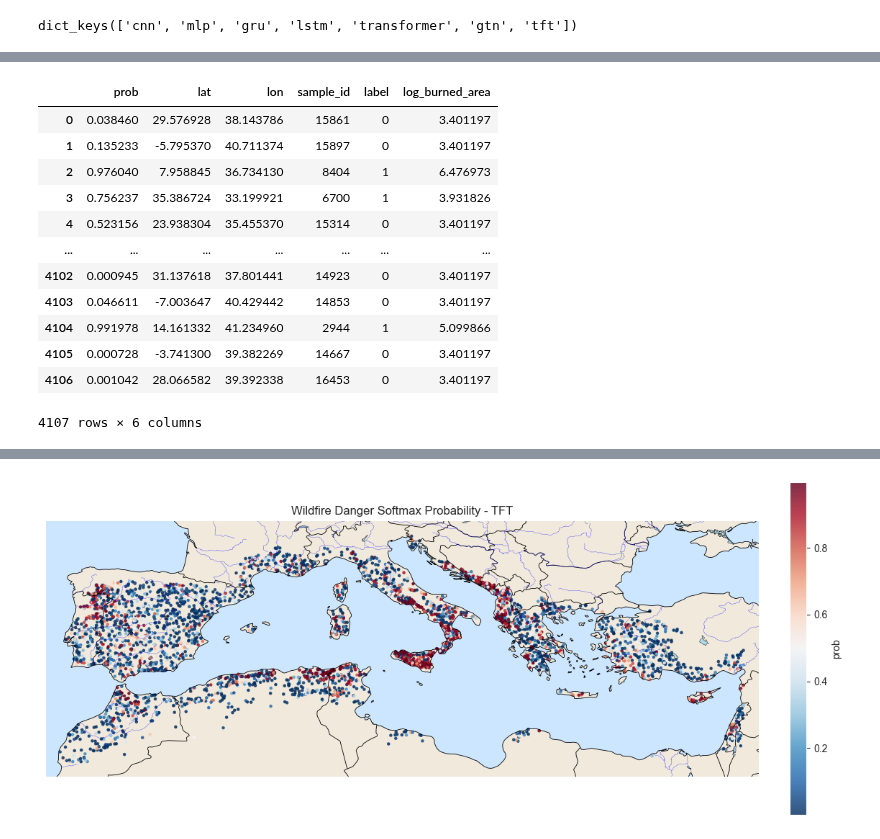
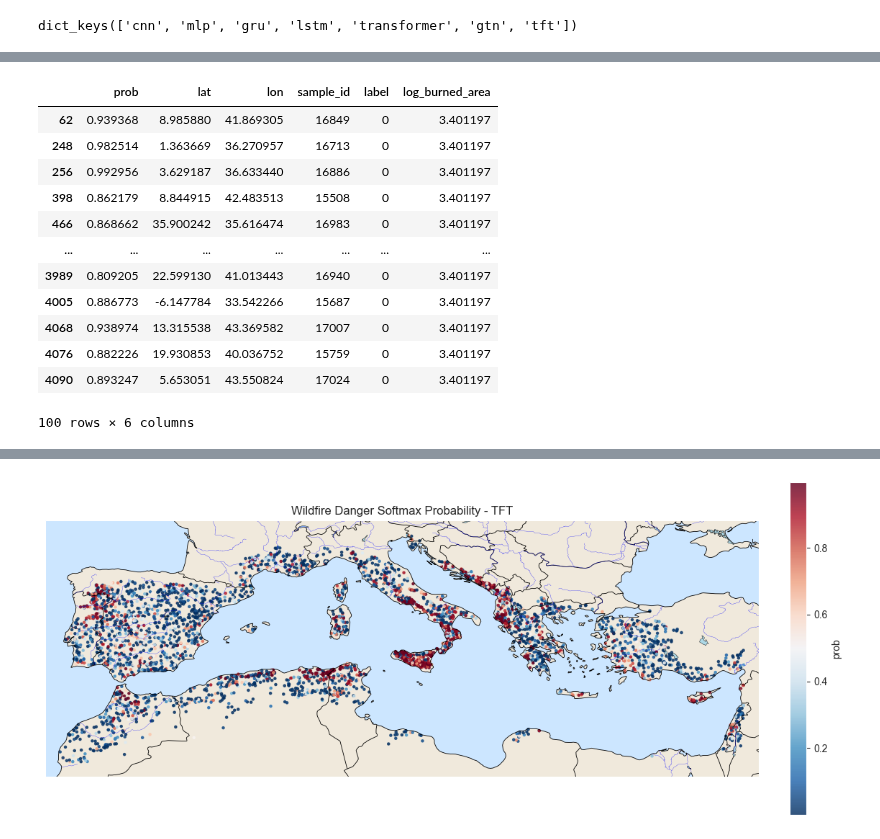
Before and after one commit to paulinebecker2002/mesogeos, a Jupyter notebook: outputs/softmax_outputs_plots.ipynb, the cells around one changed output, grey strips where cells are left out. Cells and saved outputs as stored; diff of their text form; code cells hidden in the pictures.

```diff
--- a/outputs/softmax_outputs_plots.ipynb
+++ b/outputs/softmax_outputs_plots.ipynb
@@ -37,16 +27,30 @@ plt.show()
 # %%
-df
+false_positive_sample_ids = [
+    16233, 15538, 15330, 15494, 16849, 15341, 17076, 16985, 16861, 15569,
+    16701, 16838, 16896, 15759, 15687, 15391, 15593, 16919, 17079, 15647,
+    14748, 15306, 14825, 17031, 16696, 16781, 16917, 16829, 16787, 15639,
+    15767, 17000, 15624, 17028, 15499, 15559, 15621, 16823, 15812, 15459,
+    15390, 15406, 17050, 16735, 15659, 15334, 15600, 15603, 16736, 15557,
+    15452, 16789, 15356, 16996, 15382, 17226, 15397, 17038, 15758, 16688,
+    17179, 17024, 15577, 17040, 17191, 15318, 15420, 15656, 15376, 15617,
+    16949, 17139, 17001, 16886, 16687, 15503, 15466, 16713, 17007, 15398,
+    16577, 15508, 15380, 15229, 16802, 15530, 16856, 15502, 15319, 16983,
+    16940, 16938, 16810, 15324, 17059, 17215, 16754, 15400, 16897, 15572
+]
+
+false_positive_df = df[df['sample_id'].isin(false_positive_sample_ids)]
+false_positive_df
 # %% [output]
 |  | prob | lat | lon | sample_id | label | log_burned_area |
-| 0 | 0.038460 | 29.576928 | 38.143786 | 15861 | 0 | 3.401197 |
-| 1 | 0.135233 | -5.795370 | 40.711374 | 15897 | 0 | 3.401197 |
-| 2 | 0.976040 | 7.958845 | 36.734130 | 8404 | 1 | 6.476973 |
-| 3 | 0.756237 | 35.386724 | 33.199921 | 6700 | 1 | 3.931826 |
-| 4 | 0.523156 | 23.938304 | 35.455370 | 15314 | 0 | 3.401197 |
+| 62 | 0.939368 | 8.985880 | 41.869305 | 16849 | 0 | 3.401197 |
+| 248 | 0.982514 | 1.363669 | 36.270957 | 16713 | 0 | 3.401197 |
+| 256 | 0.992956 | 3.629187 | 36.633440 | 16886 | 0 | 3.401197 |
+| 398 | 0.862179 | 8.844915 | 42.483513 | 15508 | 0 | 3.401197 |
+| 466 | 0.868662 | 35.900242 | 35.616474 | 16983 | 0 | 3.401197 |
 | ... | ... | ... | ... | ... | ... | ... |
-| 4102 | 0.000945 | 31.137618 | 37.801441 | 14923 | 0 | 3.401197 |
-| 4103 | 0.046611 | -7.003647 | 40.429442 | 14853 | 0 | 3.401197 |
-| 4104 | 0.991978 | 14.161332 | 41.234960 | 2944 | 1 | 5.099866 |
-| 4105 | 0.000728 | -3.741300 | 39.382269 | 14667 | 0 | 3.401197 |
-| 4106 | 0.001042 | 28.066582 | 39.392338 | 16453 | 0 | 3.401197 |
+| 3989 | 0.809205 | 22.599130 | 41.013443 | 16940 | 0 | 3.401197 |
+| 4005 | 0.886773 | -6.147784 | 33.542266 | 15687 | 0 | 3.401197 |
+| 4068 | 0.938974 | 13.315538 | 43.369582 | 17007 | 0 | 3.401197 |
+| 4076 | 0.882226 | 19.930853 | 40.036752 | 15759 | 0 | 3.401197 |
+| 4090 | 0.893247 | 5.653051 | 43.550824 | 17024 | 0 | 3.401197 |
-4107 rows × 6 columns
+100 rows × 6 columns
```
Also changed, not shown: parts of 2 cells of this notebook, 12 other files.
